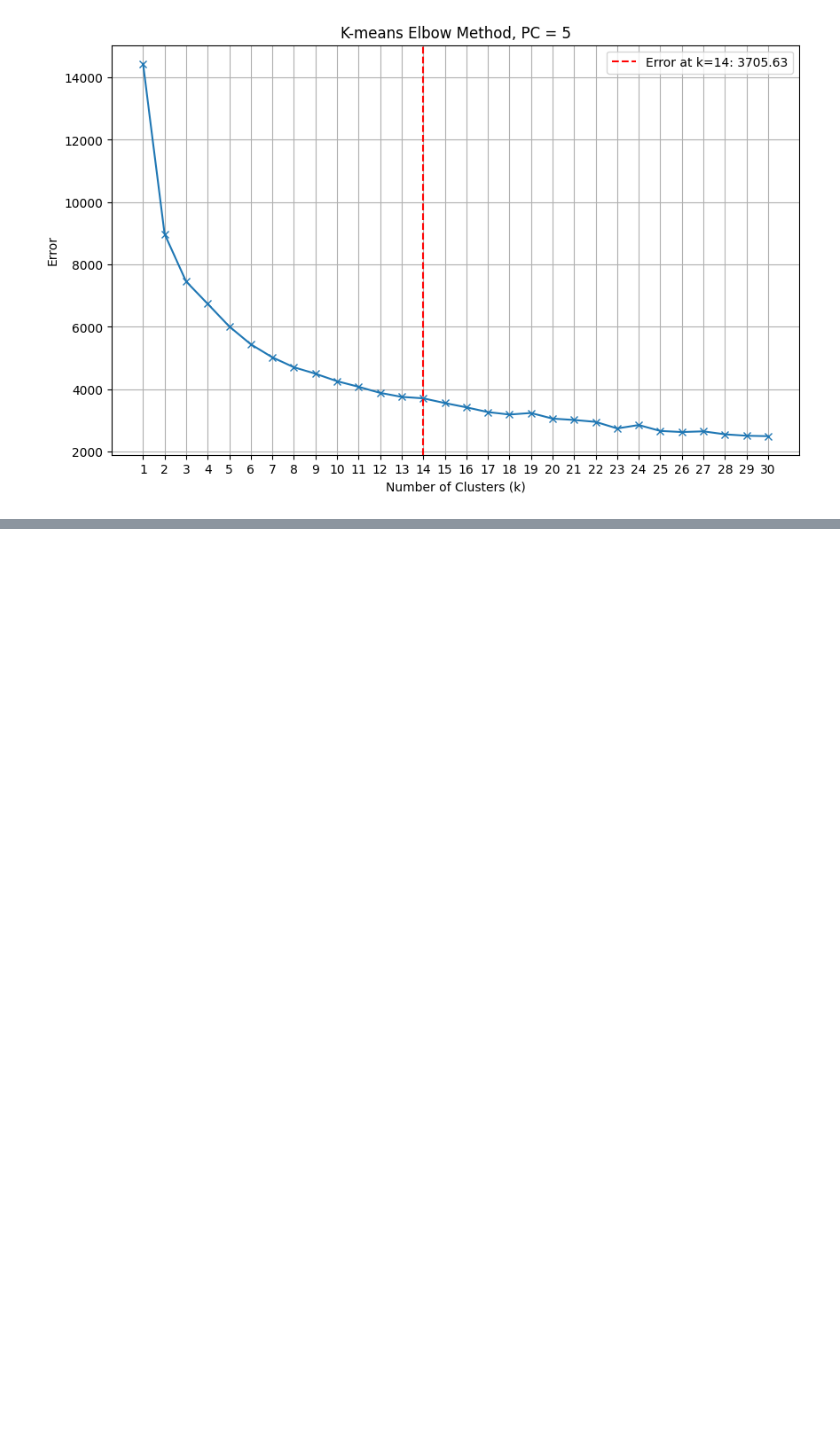
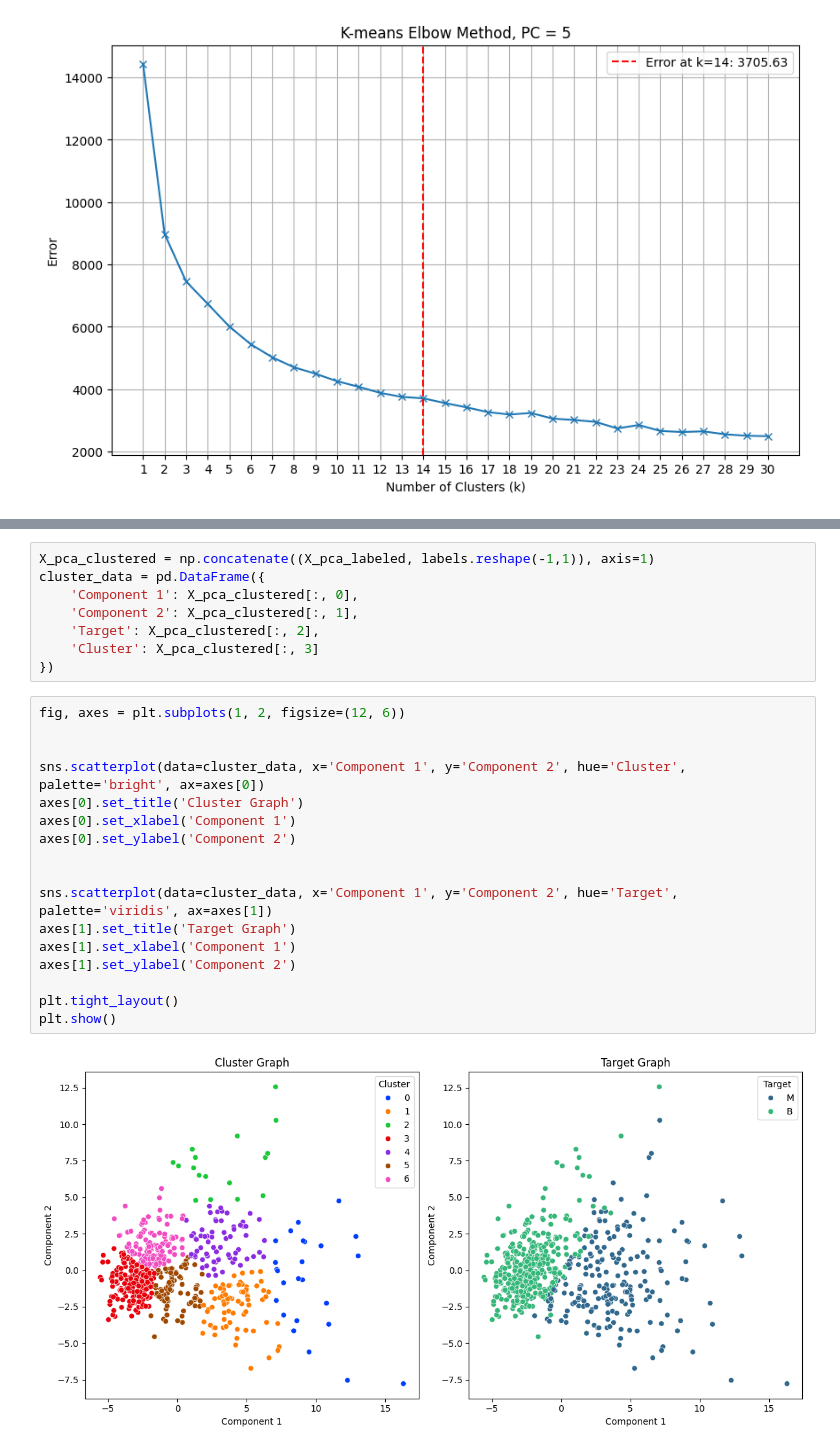
Before and after one commit to ahmedoy/BreastCancer-Clustering, a Jupyter notebook: main.ipynb, the cells around one changed output, grey strips where cells are left out. Cells and saved outputs as stored; diff of their text form; blank space fills up the shorter version.

```diff
--- a/main.ipynb
+++ b/main.ipynb
@@ -283,0 +307,27 @@ plt.show()
+# %%
+X_pca_clustered = np.concatenate((X_pca_labeled, labels.reshape(-1,1)), axis=1)
+cluster_data = pd.DataFrame({
+    'Component 1': X_pca_clustered[:, 0],
+    'Component 2': X_pca_clustered[:, 1],
+    'Target': X_pca_clustered[:, 2],
+    'Cluster': X_pca_clustered[:, 3]
+})
+# %%
+fig, axes = plt.subplots(1, 2, figsize=(12, 6))
+
+
+sns.scatterplot(data=cluster_data, x='Component 1', y='Component 2', hue='Cluster', palette='bright', ax=axes[0])
+axes[0].set_title('Cluster Graph')
+axes[0].set_xlabel('Component 1')
+axes[0].set_ylabel('Component 2')
+
+
+sns.scatterplot(data=cluster_data, x='Component 1', y='Component 2', hue='Target', palette='viridis', ax=axes[1])
+axes[1].set_title('Target Graph')
+axes[1].set_xlabel('Component 1')
+axes[1].set_ylabel('Component 2')
+
+plt.tight_layout()
+plt.show()
+# %% [output]
+[figure, added]
```
Also changed, not shown: parts of 5 cells of this notebook.
